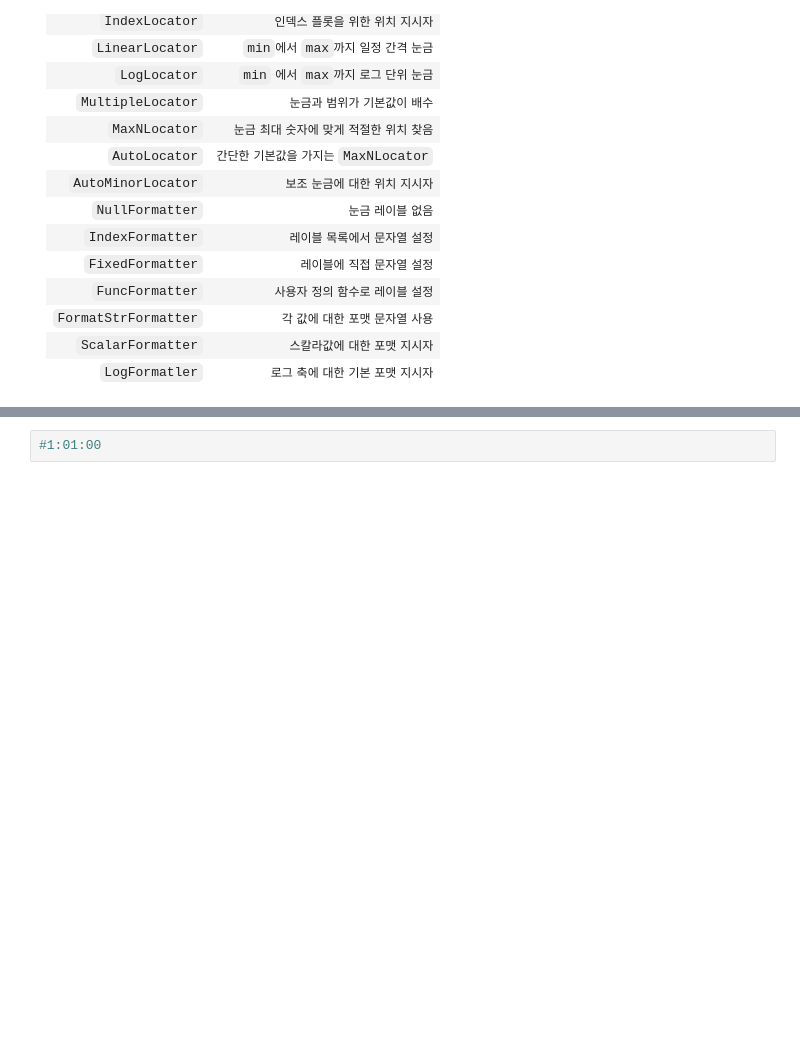
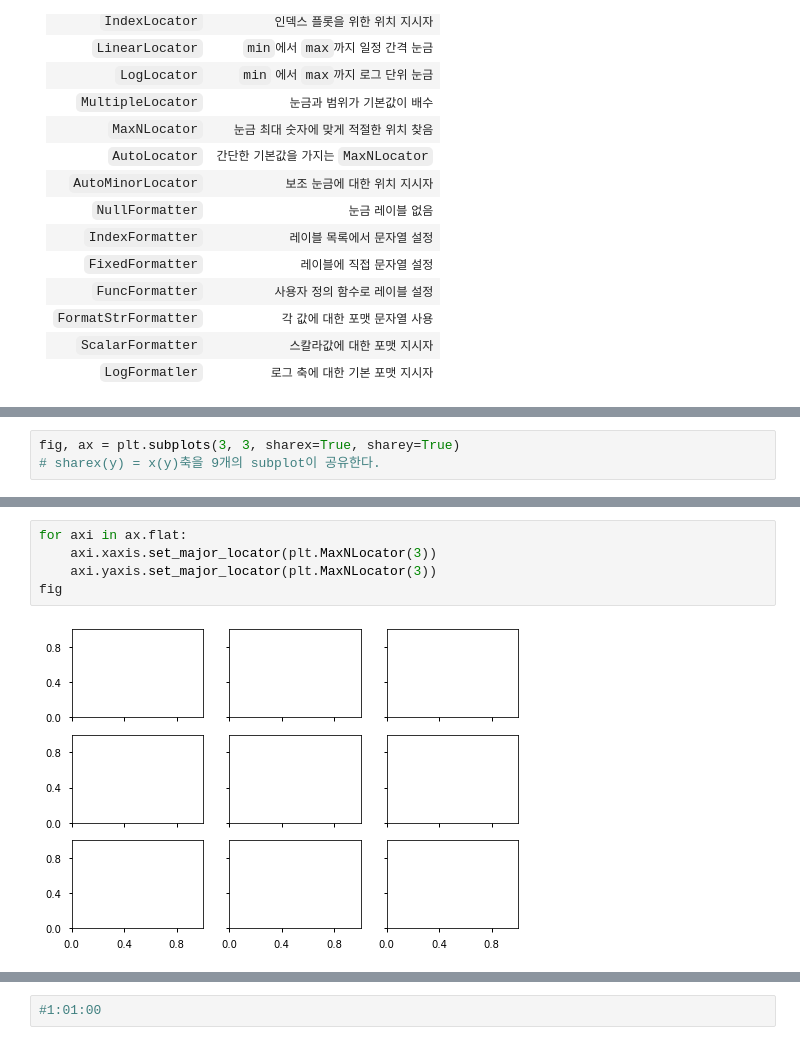
Before and after one commit to unknown-jun/Data-Visualization, a Jupyter notebook: matplotlib/Matplotlib_Lecture.ipynb, the cells around one changed output, grey strips where cells are left out. Drawn from its saved outputs; the diff is of its cells as text; blank space fills up the shorter version.

```diff
--- a/matplotlib/Matplotlib_Lecture.ipynb
+++ b/matplotlib/Matplotlib_Lecture.ipynb
@@ -423,0 +434,3 @@ plt.annotate("incorrect value", (40, 30), xytext=(50, 40), arrowprops=dict(arrow
+# %%
+fig, ax = plt.subplots(3, 3, sharex=True, sharey=True)
+# sharex(y) = x(y)축을 9개의 subplot이 공유한다.
@@ -423,0 +439,7 @@ plt.annotate("incorrect value", (40, 30), xytext=(50, 40), arrowprops=dict(arrow
+# %%
+for axi in ax.flat:
+    axi.xaxis.set_major_locator(plt.MaxNLocator(3))
+    axi.yaxis.set_major_locator(plt.MaxNLocator(3))
+fig
+# %% [output]
+[figure, added]
```
Also changed, not shown: parts of 46 cells of this notebook.
